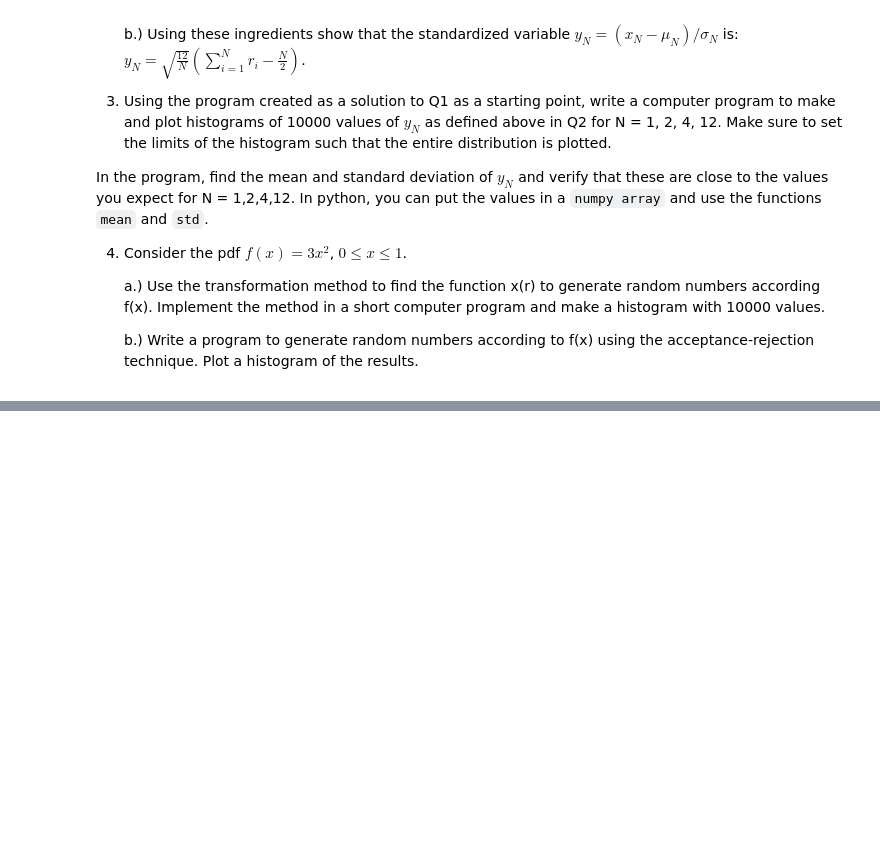
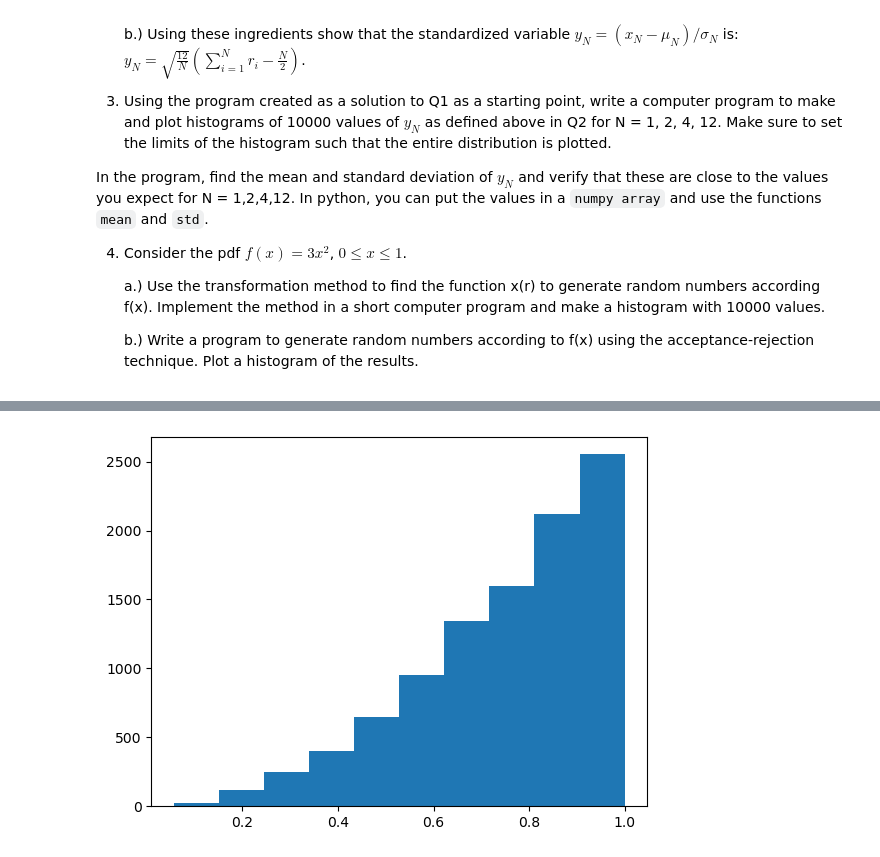
Before and after one commit to vukasinmilosevic/KSM2, a Jupyter notebook: Lecture_4/Vezbe4-Central_Limit_theorem_and_hypothesis_testing.ipynb, the cells around one changed output, grey strips where cells are left out. Saved outputs shown, nothing was run; the diff lists cells and outputs as text; code cells hidden in the pictures; blank space fills up the shorter version.

```diff
--- a/Lecture_4/Vezbe4-Central_Limit_theorem_and_hypothesis_testing.ipynb
+++ b/Lecture_4/Vezbe4-Central_Limit_theorem_and_hypothesis_testing.ipynb
@@ -549,0 +597,16 @@ In the program, find the mean and standard deviation of $y_N$ and verify that th
+# %%
+# Excercise 4.a:
+'''
+We want to generate x that follows f(x) by using some uniformly distributed variable y.
+Using transformation rule:
+pdf_x(x) = pdf_y(y(x))*dy/dx
+3x^2 = 1*dy/dx -> 3(x^2)dx = dy -> y = x^3 -> x = y^(1/3)
+'''
+
+y = np.random.rand(10000)
+x = pow(y, 1/3)
+
+plt.hist(x)
+plt.show()
+# %% [output]
+[figure, added]
```
Also changed, not shown: parts of 4 cells of this notebook.
